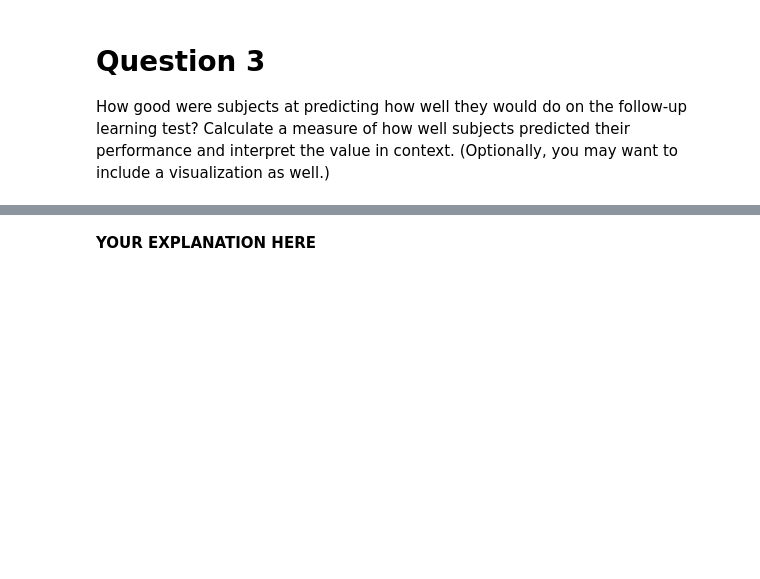
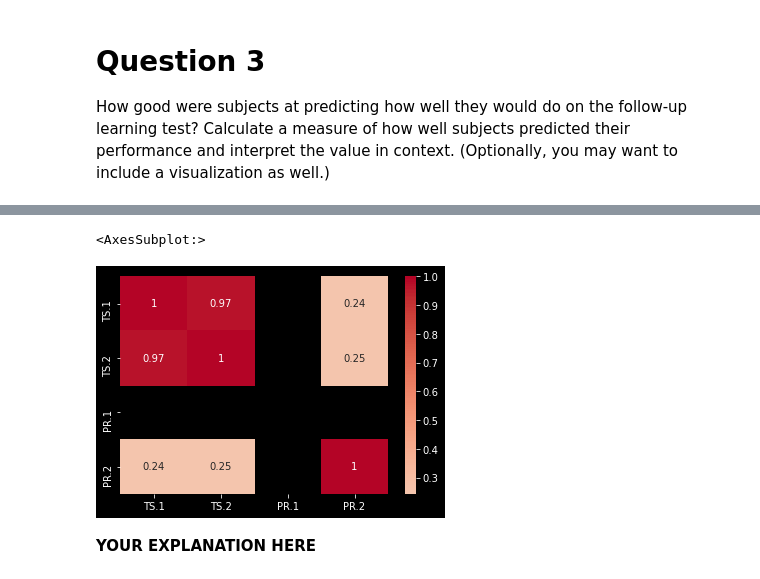
Before and after one commit to sevdeawesome/105, a Jupyter notebook: Lab 4/3C. Retrieval Practice and Learning.ipynb, the cells around one changed output, grey strips where cells are left out. Drawn from its saved outputs; the diff is of its cells as text; code cells hidden in the pictures; blank space fills up the shorter version.

```diff
--- a/Lab 4/3C. Retrieval Practice and Learning.ipynb
+++ b/Lab 4/3C. Retrieval Practice and Learning.ipynb
@@ -106,3 +153,10 @@ How good were subjects at predicting how well they would do on the follow-up lea
+# %%
+#CONDITION == RETRIEVAL
+
+sns.heatmap(r2,center=0,cmap = "coolwarm",annot= True)
+# %% [output]
+<AxesSubplot:>
+[figure, added]
 # %% [markdown]
 **YOUR EXPLANATION HERE**
 # %% [markdown]
```
Also changed, not shown: parts of 7 cells of this notebook.
